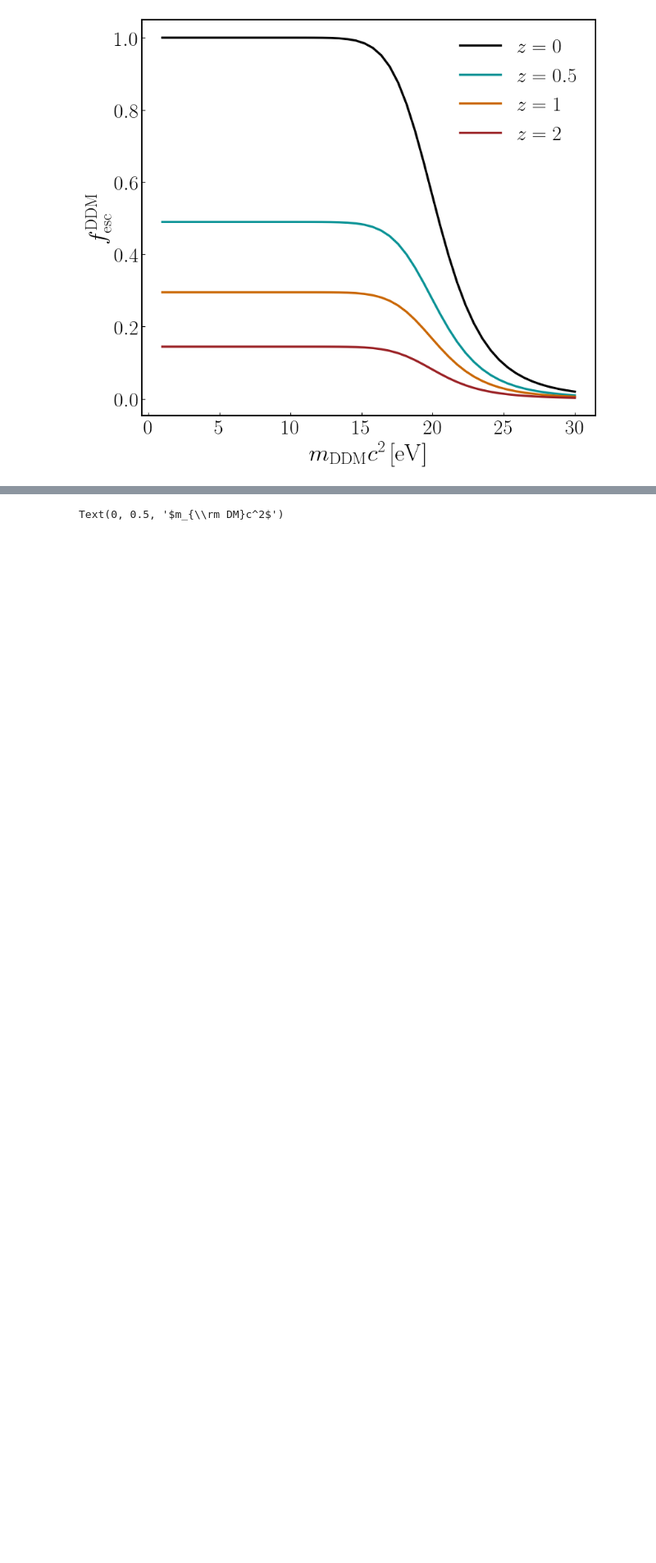
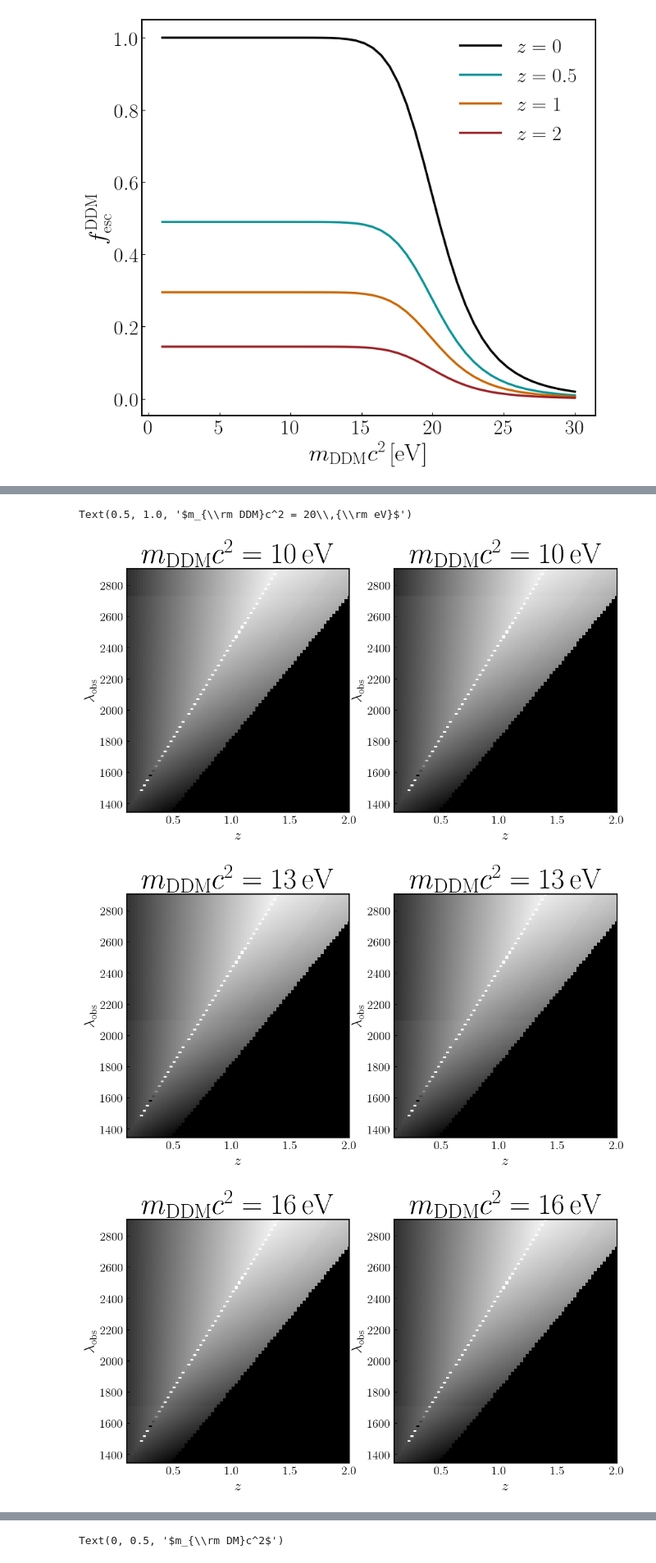
Before and after one commit to slibanore/lim_b7, a Jupyter notebook: EBL_DM.ipynb, the cells around one changed output, grey strips where cells are left out. Shown at 82% size. Cells and saved outputs as stored; diff of their text form; code cells hidden in the pictures; blank space fills up the shorter version.

```diff
--- a/EBL_DM.ipynb
+++ b/EBL_DM.ipynb
@@ -100,0 +279,69 @@ plt.savefig('results/PLOTS/EBL_DM/DM_esc.png')
+# %%
+plt.figure(figsize=(12,6))
+
+plt.subplot(121)
+plt.pcolormesh(z_vals, lambda_obs_sigm.value,np.log10(plot_eps_ebl-plot_eps_DM_10).T, cmap='gist_gray',vmin=25.5,vmax=26.5)
+plt.xlim(0.1,2.)
+plt.xlabel(r'$z$')
+plt.ylabel(r'$\lambda_{\rm obs}$')
+plt.title(r'$m_{\rm DDM}c^2 = %g\,{\rm eV}$'%10)
+
+plt.subplot(122)
+plt.pcolormesh(z_vals, lambda_obs_sigm.value,np.log10(plot_eps_ebl-plot_eps_DM_JLB_10).T, cmap='gist_gray',vmin=25.5,vmax=26.5)
+plt.xlim(0.1,2.)
+plt.xlabel(r'$z$')
+plt.ylabel(r'$\lambda_{\rm obs}$')
+plt.title(r'$m_{\rm DDM}c^2 = %g\,{\rm eV}$'%10)
+
+plt.figure(figsize=(12,6))
+
+plt.subplot(121)
+plt.pcolormesh(z_vals, lambda_obs_sigm.value,np.log10(plot_eps_ebl-plot_eps_DM_13).T, cmap='gist_gray',vmin=25.5,vmax=26.5)
+plt.xlim(0.1,2.)
+plt.xlabel(r'$z$')
+plt.ylabel(r'$\lambda_{\rm obs}$')
+plt.title(r'$m_{\rm DDM}c^2 = %g\,{\rm eV}$'%13)
+
+plt.subplot(122)
+plt.pcolormesh(z_vals, lambda_obs_sigm.value,np.log10(plot_eps_ebl-plot_eps_DM_JLB_13).T, cmap='gist_gray',vmin=25.5,vmax=26.5)
+plt.xlim(0.1,2.)
+plt.xlabel(r'$z$')
+plt.ylabel(r'$\lambda_{\rm obs}$')
+plt.title(r'$m_{\rm DDM}c^2 = %g\,{\rm eV}$'%13)
+
+plt.figure(figsize=(12,6))
+
+plt.subplot(121)
+plt.pcolormesh(z_vals, lambda_obs_sigm.value,np.log10(plot_eps_ebl-plot_eps_DM_16).T, cmap='gist_gray',vmin=25.5,vmax=26.5)
+plt.xlim(0.1,2.)
+plt.xlabel(r'$z$')
+plt.ylabel(r'$\lambda_{\rm obs}$')
+plt.title(r'$m_{\rm DDM}c^2 = %g\,{\rm eV}$'%16)
+
+plt.subplot(122)
+plt.pcolormesh(z_vals, lambda_obs_sigm.value,np.log10(plot_eps_ebl-plot_eps_DM_JLB_16).T, cmap='gist_gray',vmin=25.5,vmax=26.5)
+plt.xlim(0.1,2.)
+plt.xlabel(r'$z$')
+plt.ylabel(r'$\lambda_{\rm obs}$')
+plt.title(r'$m_{\rm DDM}c^2 = %g\,{\rm eV}$'%16)
+
+plt.figure(figsize=(12,6))
+
+plt.subplot(121)
+plt.pcolormesh(z_vals, lambda_obs_sigm.value,np.log10(plot_eps_ebl-plot_eps_DM_20).T, cmap='gist_gray',vmin=25.5,vmax=26.5)
+plt.xlim(0.1,2.)
+plt.xlabel(r'$z$')
+plt.ylabel(r'$\lambda_{\rm obs}$')
+plt.title(r'$m_{\rm DDM}c^2 = %g\,{\rm eV}$'%20)
+
+plt.subplot(122)
+plt.pcolormesh(z_vals, lambda_obs_sigm.value,np.log10(plot_eps_ebl-plot_eps_DM_JLB_20).T, cmap='gist_gray',vmin=25.5,vmax=26.5)
+plt.xlim(0.1,2.)
+plt.xlabel(r'$z$')
+plt.ylabel(r'$\lambda_{\rm obs}$')
+plt.title(r'$m_{\rm DDM}c^2 = %g\,{\rm eV}$'%20)
+# %% [output]
+Text(0.5, 1.0, '$m_{\\rm DDM}c^2 = 20\\,{\\rm eV}$')
+[figure, added]
+[figure, added]
+[figure, added]
```
Also changed, not shown: parts of 16 cells of this notebook, 6 other files.
